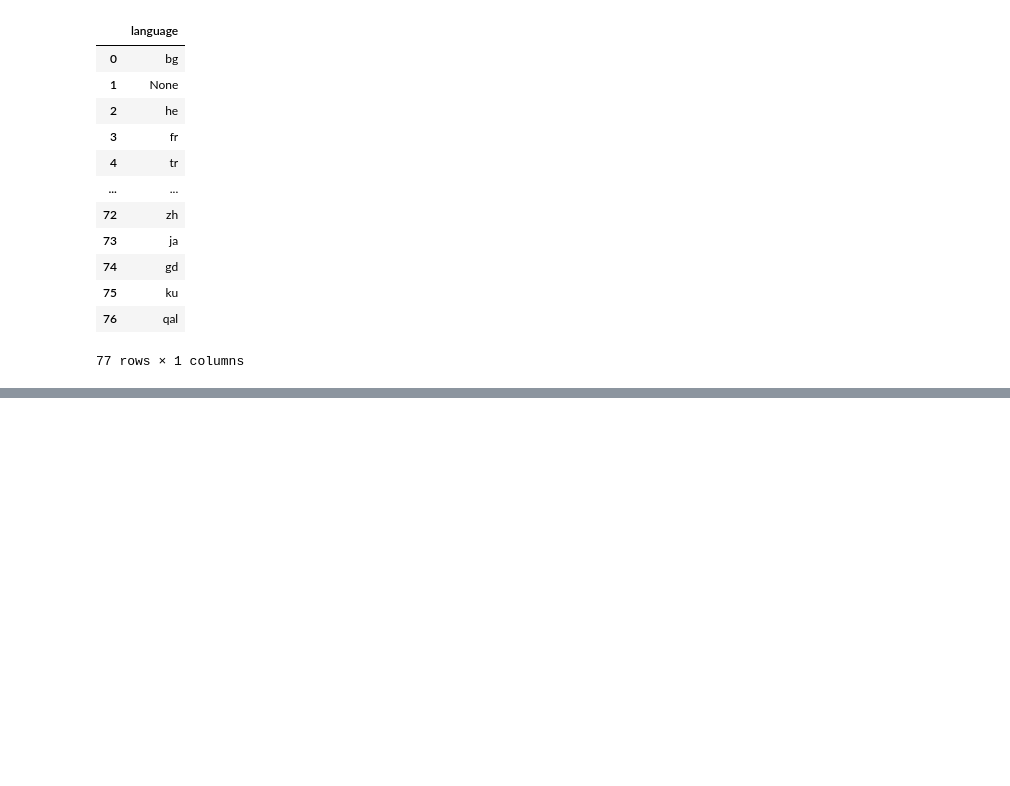
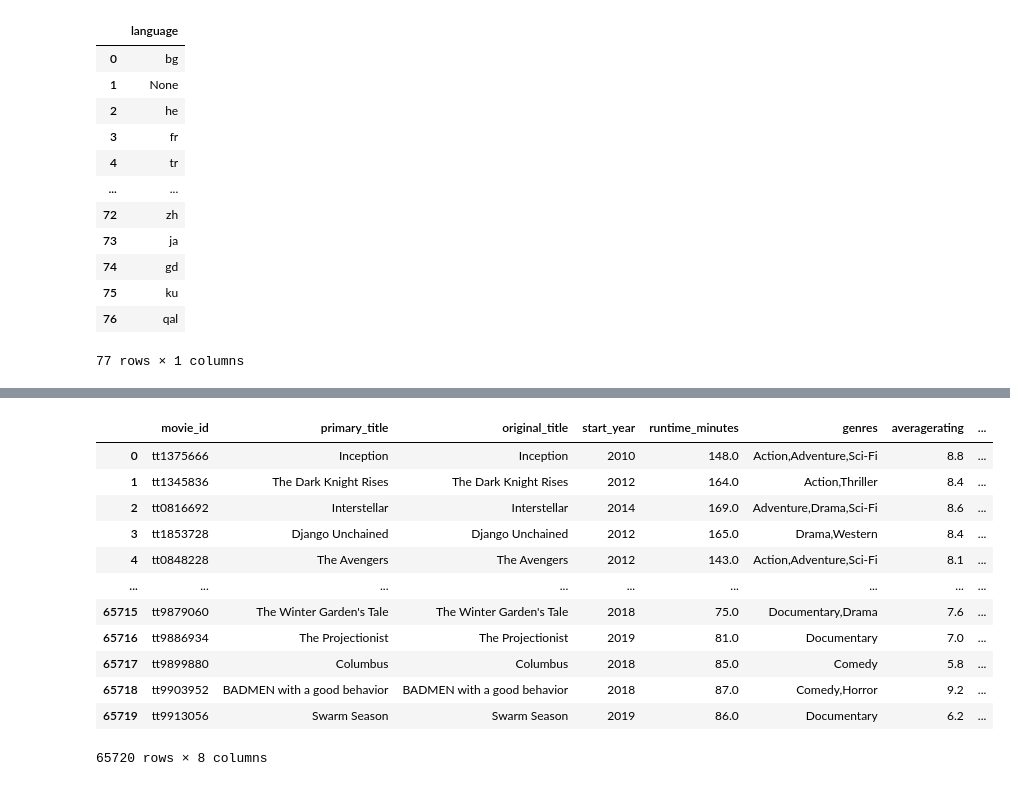
Before and after one commit to pyamin1878/Movie-Project, a Jupyter notebook: Notebooks/student_working_notebook_pat.ipynb, the cells around one changed output, grey strips where cells are left out. Cells and saved outputs as stored; diff of their text form; code cells hidden in the pictures; blank space fills up the shorter version.

```diff
--- a/Notebooks/student_working_notebook_pat.ipynb
+++ b/Notebooks/student_working_notebook_pat.ipynb
@@ -333,0 +380,16 @@ FROM movie_akas as akas
+# %%
+df_movies
+# %% [output]
+|  | movie_id | primary_title | original_title | start_year | runtime_minutes | genres | averagerating | ... |
+| 0 | tt1375666 | Inception | Inception | 2010 | 148.0 | Action,Adventure,Sci-Fi | 8.8 | ... |
+| 1 | tt1345836 | The Dark Knight Rises | The Dark Knight Rises | 2012 | 164.0 | Action,Thriller | 8.4 | ... |
+| 2 | tt0816692 | Interstellar | Interstellar | 2014 | 169.0 | Adventure,Drama,Sci-Fi | 8.6 | ... |
+| 3 | tt1853728 | Django Unchained | Django Unchained | 2012 | 165.0 | Drama,Western | 8.4 | ... |
+| 4 | tt0848228 | The Avengers | The Avengers | 2012 | 143.0 | Action,Adventure,Sci-Fi | 8.1 | ... |
+| ... | ... | ... | ... | ... | ... | ... | ... | ... |
+| 65715 | tt9879060 | The Winter Garden's Tale | The Winter Garden's Tale | 2018 | 75.0 | Documentary,Drama | 7.6 | ... |
+| 65716 | tt9886934 | The Projectionist | The Projectionist | 2019 | 81.0 | Documentary | 7.0 | ... |
+| 65717 | tt9899880 | Columbus | Columbus | 2018 | 85.0 | Comedy | 5.8 | ... |
+| 65718 | tt9903952 | BADMEN with a good behavior | BADMEN with a good behavior | 2018 | 87.0 | Comedy,Horror | 9.2 | ... |
+| 65719 | tt9913056 | Swarm Season | Swarm Season | 2019 | 86.0 | Documentary | 6.2 | ... |
+65720 rows × 8 columns
```
Also changed, not shown: parts of 19 cells of this notebook.
